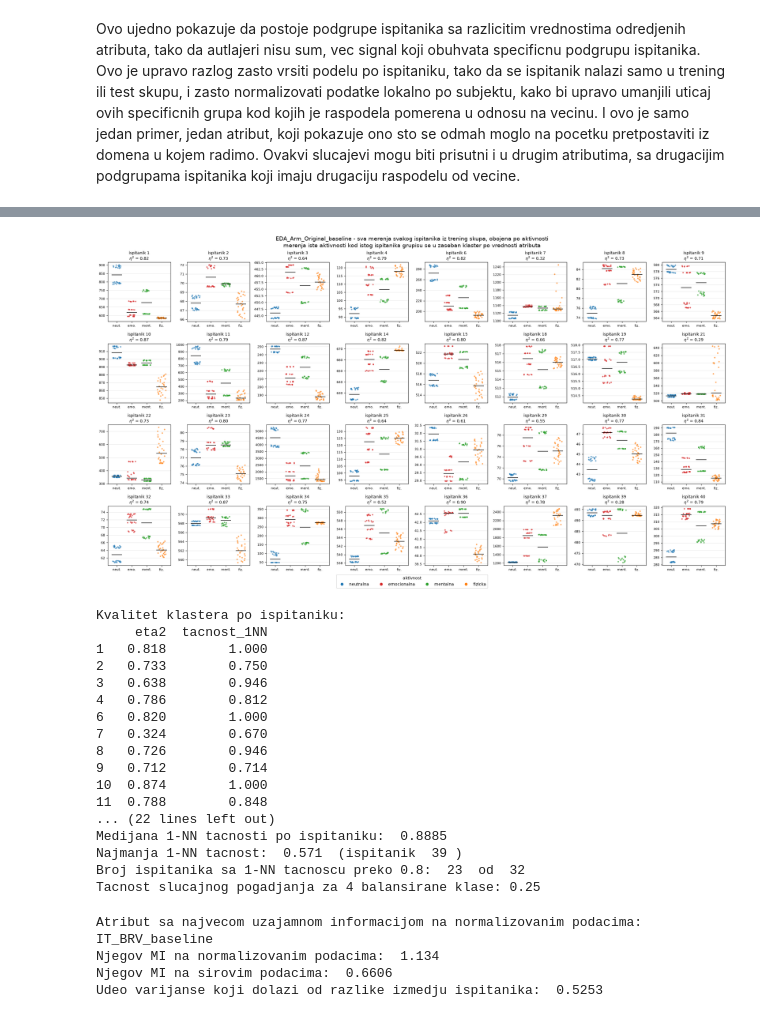
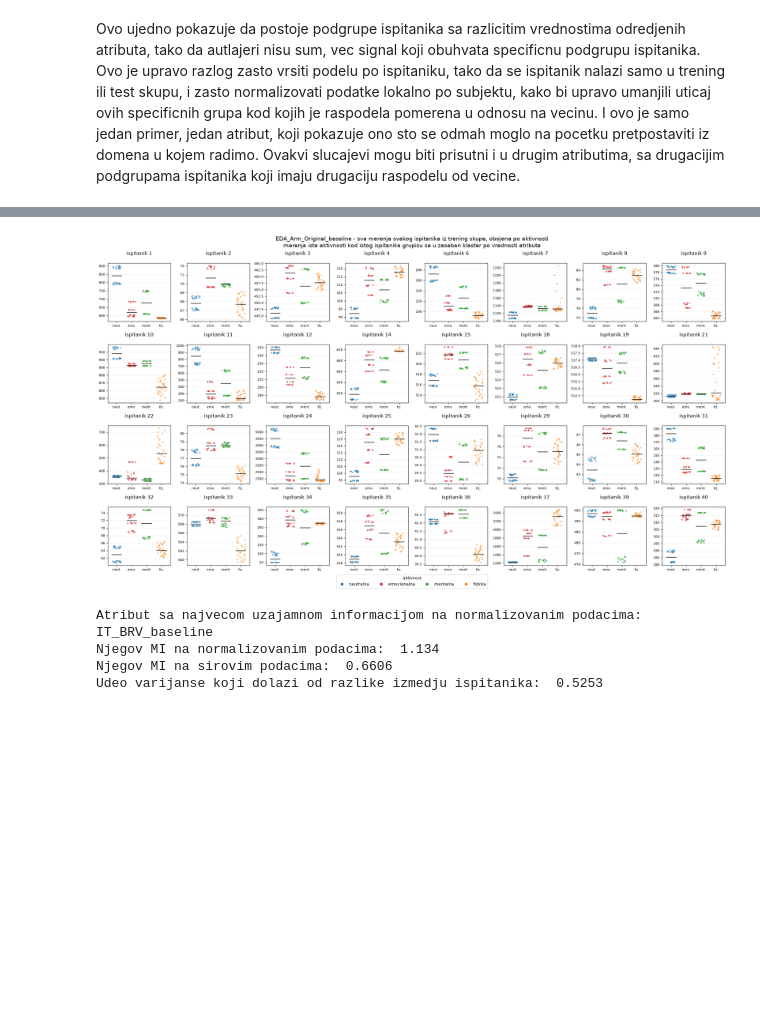
Before and after one commit to Boce03/ml_activity_classification, a Jupyter notebook: interpretable_feature_reduction.ipynb, the cells around one changed output, grey strips where cells are left out. Cells and saved outputs as stored; diff of their text form; code cells hidden in the pictures; blank space fills up the shorter version.

```diff
--- a/interpretable_feature_reduction.ipynb
+++ b/interpretable_feature_reduction.ipynb
@@ -749,93 +698,35 @@ for ax, subject in zip(axes.ravel(), train_subjects):
             s=12,
             alpha=0.7,
             edgecolors="none",
         )
         # crna crta na nivou medijane, kao orijentir gde je centar klastera
         ax.hlines(points.median(), position - 0.35, position + 0.35, color="black", linewidth=1.2, zorder=3)
 
     ax.set_xticks(activities)
     ax.set_xticklabels([ACTIVITY_SHORT_NAMES[activity] for activity in activities])
     ax.set_xlim(0.4, len(activities) + 0.6)
-    ax.set_title(f"ispitanik {subject}\n" + r"$\eta^2$ = " + f"{eta_per_subject[subject]:.2f}", fontsize=10)
+    ax.set_title(f"ispitanik {subject}\n")
     ax.tick_params(axis="both", labelsize=8)
     ax.grid(axis="y", alpha=0.3)
 
 for ax in axes.ravel()[len(train_subjects):]:
     ax.axis("off")
 
 legend_handles = [
     Line2D([], [], marker="o", linestyle="", color=ACTIVITY_PLOT_COLORS[activity], label=ACTIVITY_NAMES[activity])
     for activity in activities
 ]
 fig.legend(handles=legend_handles, title="aktivnost", loc="lower center", ncol=4, bbox_to_anchor=(0.5, -0.01))
 
 fig.suptitle(
     f"{top_feature} - sva merenja svakog ispitanika iz trening skupa, obojena po aktivnosti\n"
     "merenja iste aktivnosti kod istog ispitanika grupisu se u zaseban klaster po vrednosti atributa",
     fontsize=14,
 )
 fig.tight_layout(rect=(0, 0.03, 1, 1))
 plt.show()
-
-# --- Brojcana provera koliko su klasteri stvarno razdvojeni ---
-# Za svako merenje jednog ispitanika trazimo njemu najblize merenje po vrednosti atributa (kod istog ispitanika, bez sebe samog)
-# i gledamo da li je ono iz iste aktivnosti. To je 1-NN tacnost sa izbacivanjem jednog merenja (leave-one-out) i direktno meri
-# ono sto se vidi na grafiku - da li su merenja iste aktivnosti stvarno grupisana. Slucajno pogadjanje bi dalo 0.25 (4 balansirane klase).
-# Namerno ne merimo preklapanje preko opsega [min, max] po klasi, jer je taj opseg osetljiv na jednu jedinu ekstremnu tacku
-# koja onda "proguta" citav klaster druge aktivnosti, pa bi mera izgledala mnogo losije nego sto grafik pokazuje.
-def nearest_neighbour_accuracy(values, labels):
-    values_array = values.to_numpy()
-    labels_array = labels.to_numpy()
-    distances = np.abs(values_array[:, None] - values_array[None, :])
-    np.fill_diagonal(distances, np.inf)  # merenje ne sme da bude sam sebi najblizi sused
-    nearest = distances.argmin(axis=1)
-    return float((labels_array[nearest] == labels_array).mean())
-
-
-cluster_quality = pd.DataFrame(
-    {
-        "eta2": eta_per_subject.round(3),
-        "tacnost_1NN": pd.Series(
-            {
-                subject: round(
-                    nearest_neighbour_accuracy(
-                        feature_by_subject[groups_train == subject], y_train[groups_train == subject]
-                    ),
-                    3,
-                )
-                for subject in train_subjects
-            }
-        ),
-    }
-)
-
-print("Kvalitet klastera po ispitaniku: ")
-print(cluster_quality.to_string())
-print("Medijana 1-NN tacnosti po ispitaniku: ", round(float(cluster_quality["tacnost_1NN"].median()), 4))
-print("Najmanja 1-NN tacnost: ", round(float(cluster_quality["tacnost_1NN"].min()), 4),
-      " (ispitanik ", int(cluster_quality["tacnost_1NN"].idxmin()), ")")
-print("Broj ispitanika sa 1-NN tacnoscu preko 0.8: ", int((cluster_quality["tacnost_1NN"] > 0.8).sum()),
-      " od ", len(train_subjects))
-print("Tacnost slucajnog pogadjanja za 4 balansirane klase: 0.25")
 # %% [output]
-[figure, old version]
+[figure, new version]
-Kvalitet klastera po ispitaniku:
-     eta2  tacnost_1NN
-1   0.818        1.000
-2   0.733        0.750
-3   0.638        0.946
-4   0.786        0.812
-6   0.820        1.000
-7   0.324        0.670
-8   0.726        0.946
-9   0.712        0.714
-10  0.874        1.000
-11  0.788        0.848
-... (22 lines left out)
-Medijana 1-NN tacnosti po ispitaniku:  0.8885
-Najmanja 1-NN tacnost:  0.571  (ispitanik  39 )
-Broj ispitanika sa 1-NN tacnoscu preko 0.8:  23  od  32
-Tacnost slucajnog pogadjanja za 4 balansirane klase: 0.25
 # %%
 # Posle normalizacije po ispitaniku ponovo smo racunali uzajamnu informaciju izabranih atributa, i redosled atributa po MI se promenio.
 # Sada najveci MI ima IT_BRV_baseline (bazna vrednost varijabilnosti disanja), a ne EDA_Arm_Original_baseline.
```
Also changed, not shown: parts of 1 cell of this notebook.
